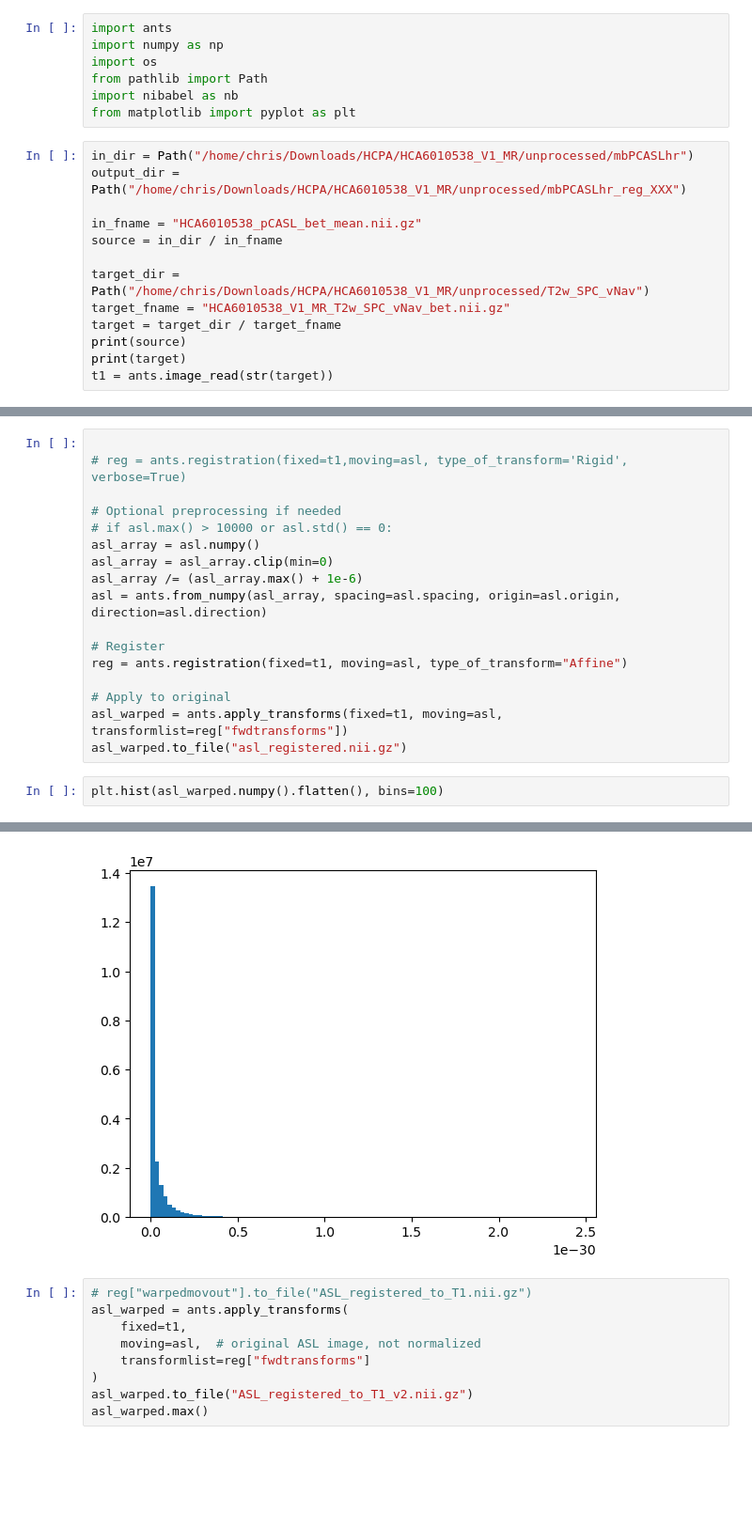
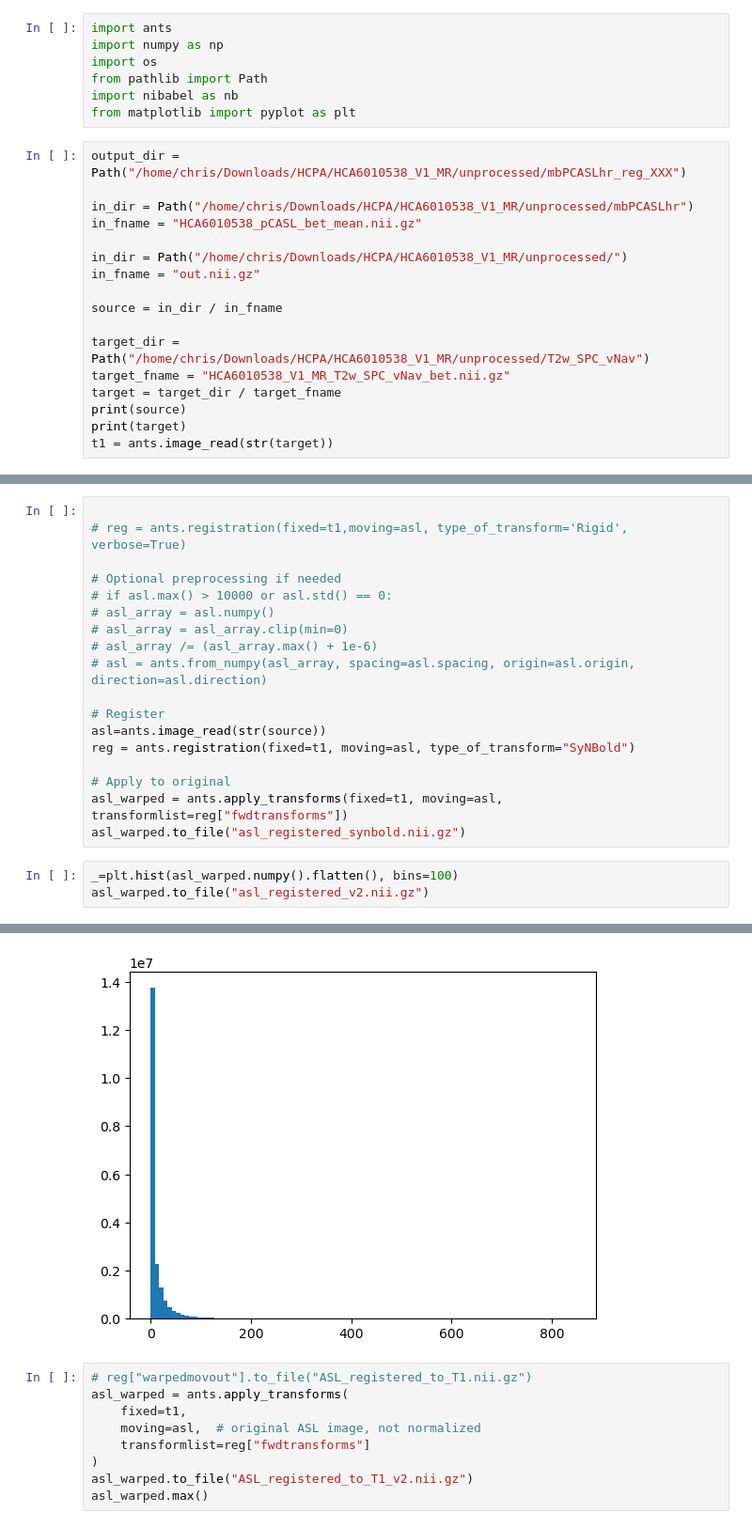
Before and after one commit to neuralabc/microscopy_scripts, a Jupyter notebook: macaque_CB/simple_reg/2025_04_16_antsReg_testing.ipynb, the cells around one changed output, grey strips where cells are left out. Shown: that part at 94% size. Saved outputs shown, nothing was run; the diff lists cells and outputs as text; blank space fills up the shorter version.

```diff
--- a/macaque_CB/simple_reg/2025_04_16_antsReg_testing.ipynb
+++ b/macaque_CB/simple_reg/2025_04_16_antsReg_testing.ipynb
@@ -6,10 +6,14 @@ from pathlib import Path
 import nibabel as nb
 from matplotlib import pyplot as plt
 # %%
-in_dir = Path("/home/chris/Downloads/HCPA/HCA6010538_V1_MR/unprocessed/mbPCASLhr")
 output_dir = Path("/home/chris/Downloads/HCPA/HCA6010538_V1_MR/unprocessed/mbPCASLhr_reg_XXX")
 
+in_dir = Path("/home/chris/Downloads/HCPA/HCA6010538_V1_MR/unprocessed/mbPCASLhr")
 in_fname = "HCA6010538_pCASL_bet_mean.nii.gz"
+
+in_dir = Path("/home/chris/Downloads/HCPA/HCA6010538_V1_MR/unprocessed/")
+in_fname = "out.nii.gz"
+
 source = in_dir / in_fname
 
 target_dir = Path("/home/chris/Downloads/HCPA/HCA6010538_V1_MR/unprocessed/T2w_SPC_vNav")
@@ -61,17 +69,19 @@ IndexError: index 0 is out of bounds for axis 0 with size 0
 
 # Optional preprocessing if needed
 # if asl.max() > 10000 or asl.std() == 0:
-asl_array = asl.numpy()
-asl_array = asl_array.clip(min=0)
-asl_array /= (asl_array.max() + 1e-6)
-asl = ants.from_numpy(asl_array, spacing=asl.spacing, origin=asl.origin, direction=asl.direction)
+# asl_array = asl.numpy()
+# asl_array = asl_array.clip(min=0)
+# asl_array /= (asl_array.max() + 1e-6)
+# asl = ants.from_numpy(asl_array, spacing=asl.spacing, origin=asl.origin, direction=asl.direction)
 
 # Register
-reg = ants.registration(fixed=t1, moving=asl, type_of_transform="Affine")
+asl=ants.image_read(str(source))
+reg = ants.registration(fixed=t1, moving=asl, type_of_transform="SyNBold")
 
 # Apply to original
 asl_warped = ants.apply_transforms(fixed=t1, moving=asl, transformlist=reg["fwdtransforms"])
-asl_warped.to_file("asl_registered.nii.gz")
+asl_warped.to_file("asl_registered_synbold.nii.gz")
 # %%
-plt.hist(asl_warped.numpy().flatten(), bins=100)
+_=plt.hist(asl_warped.numpy().flatten(), bins=100)
+asl_warped.to_file("asl_registered_v2.nii.gz")
 # %% [output]
@@ -95,4 +88,4 @@ plt.hist(asl_warped.numpy().flatten(), bins=100)
-[figure, old version]
+[figure, new version]
 # %%
 # reg["warpedmovout"].to_file("ASL_registered_to_T1.nii.gz")
 asl_warped = ants.apply_transforms(
```
Also changed, not shown: parts of 5 cells of this notebook.
